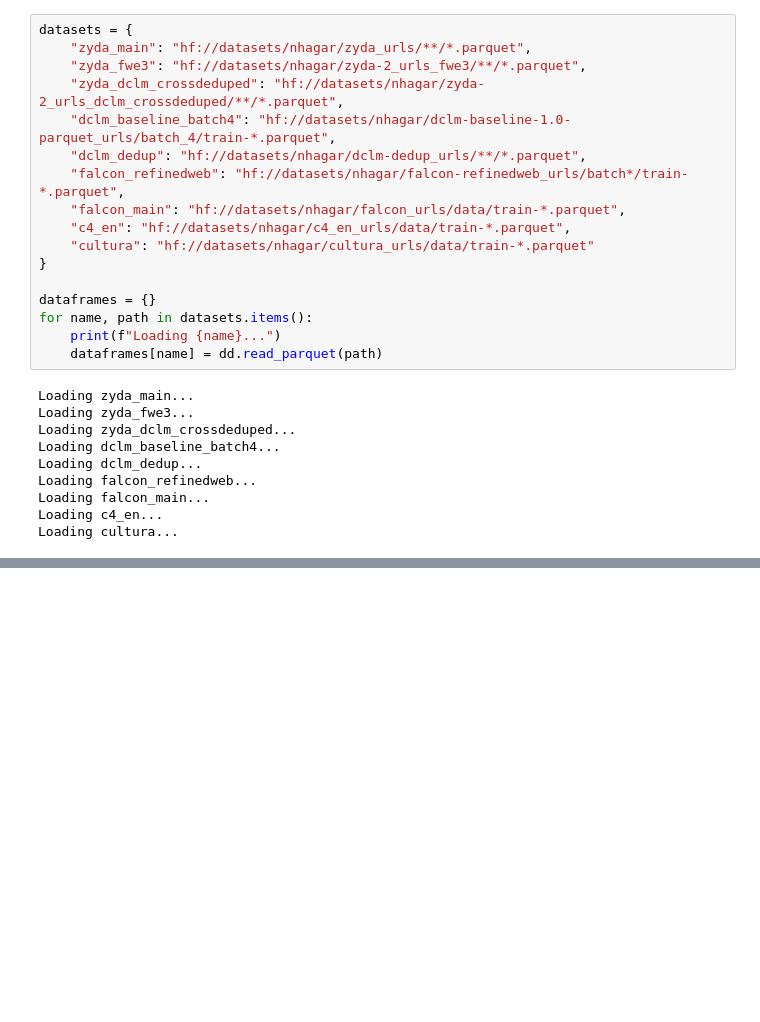
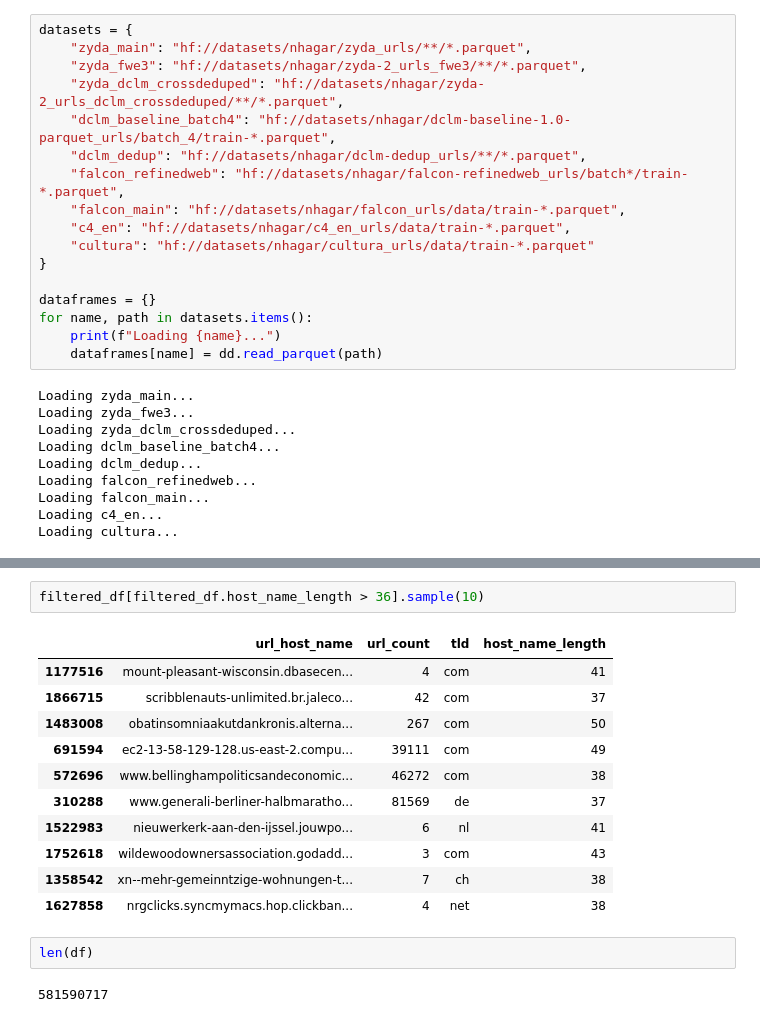
Before and after one commit to NHagar/cc-genealogy, a Jupyter notebook: url_labeling/make-domain-dataset-matrix.ipynb, the cells around one changed output, grey strips where cells are left out. Drawn from its saved outputs; the diff is of its cells as text; blank space fills up the shorter version.

```diff
--- a/url_labeling/make-domain-dataset-matrix.ipynb
+++ b/url_labeling/make-domain-dataset-matrix.ipynb
@@ -78,0 +398,18 @@ print(f"Domain matrix creation finished in {total_time:.2f} seconds!")
+# %%
+filtered_df[filtered_df.host_name_length > 36].sample(10)
+# %% [output]
+|  | url_host_name | url_count | tld | host_name_length |
+| 1177516 | mount-pleasant-wisconsin.dbasecen... | 4 | com | 41 |
+| 1866715 | scribblenauts-unlimited.br.jaleco... | 42 | com | 37 |
+| 1483008 | obatinsomniaakutdankronis.alterna... | 267 | com | 50 |
+| 691594 | ec2-13-58-129-128.us-east-2.compu... | 39111 | com | 49 |
+| 572696 | www.bellinghampoliticsandeconomic... | 46272 | com | 38 |
+| 310288 | www.generali-berliner-halbmaratho... | 81569 | de | 37 |
+| 1522983 | nieuwerkerk-aan-den-ijssel.jouwpo... | 6 | nl | 41 |
+| 1752618 | wildewoodownersassociation.godadd... | 3 | com | 43 |
+| 1358542 | xn--mehr-gemeinntzige-wohnungen-t... | 7 | ch | 38 |
+| 1627858 | nrgclicks.syncmymacs.hop.clickban... | 4 | net | 38 |
+# %%
+len(df)
+# %% [output]
+581590717
```
Also changed, not shown: parts of 15 cells of this notebook, 1 other file.
